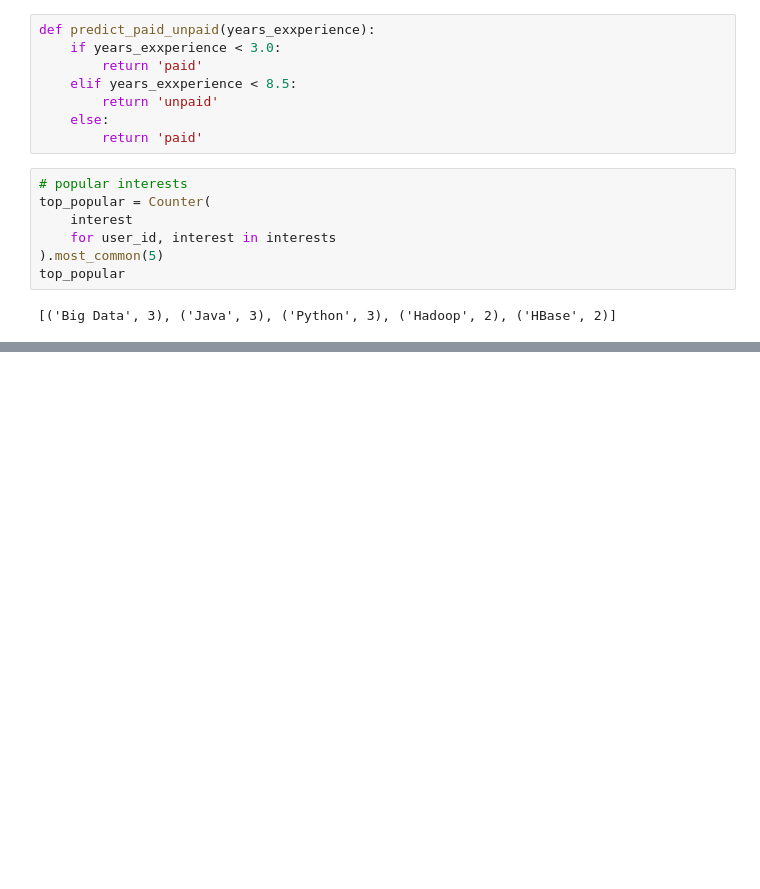
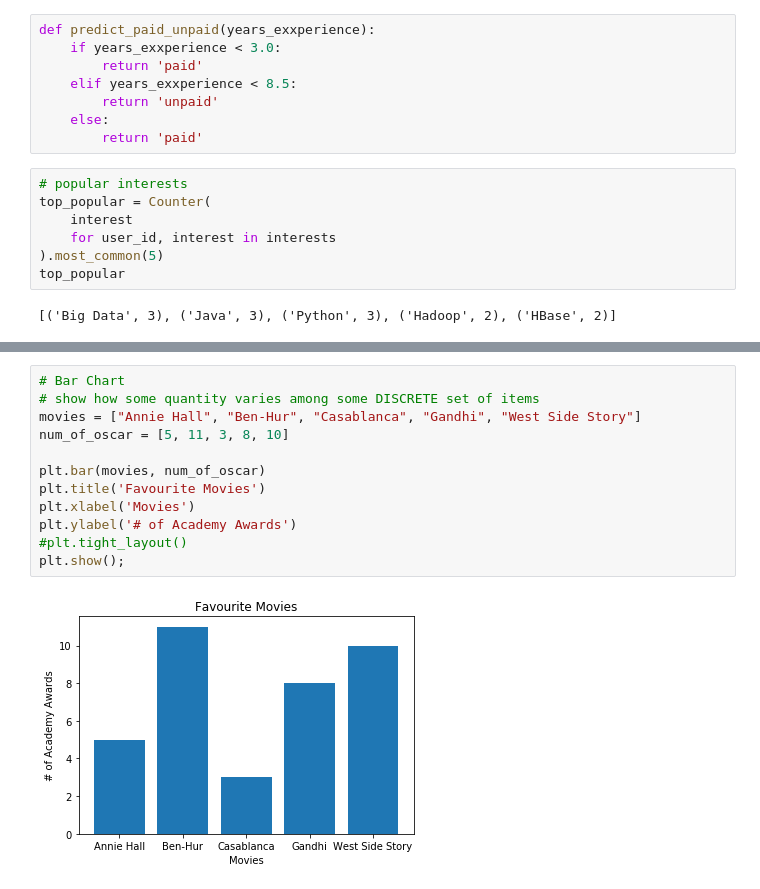
Before and after one commit to PengInGitHub/catboost, a Jupyter notebook: LinearRegression.ipynb, the cells around one changed output, grey strips where cells are left out. Saved outputs shown, nothing was run; the diff lists cells and outputs as text; blank space fills up the shorter version.

```diff
--- a/LinearRegression.ipynb
+++ b/LinearRegression.ipynb
@@ -247,0 +426,14 @@ top_popular
+# %%
+# Bar Chart
+# show how some quantity varies among some DISCRETE set of items
+movies = ["Annie Hall", "Ben-Hur", "Casablanca", "Gandhi", "West Side Story"]
+num_of_oscar = [5, 11, 3, 8, 10]
+
+plt.bar(movies, num_of_oscar)
+plt.title('Favourite Movies')
+plt.xlabel('Movies')
+plt.ylabel('# of Academy Awards')
+#plt.tight_layout()
+plt.show();
+# %% [output]
+[figure, added]
```
Also changed, not shown: parts of 23 cells of this notebook.
